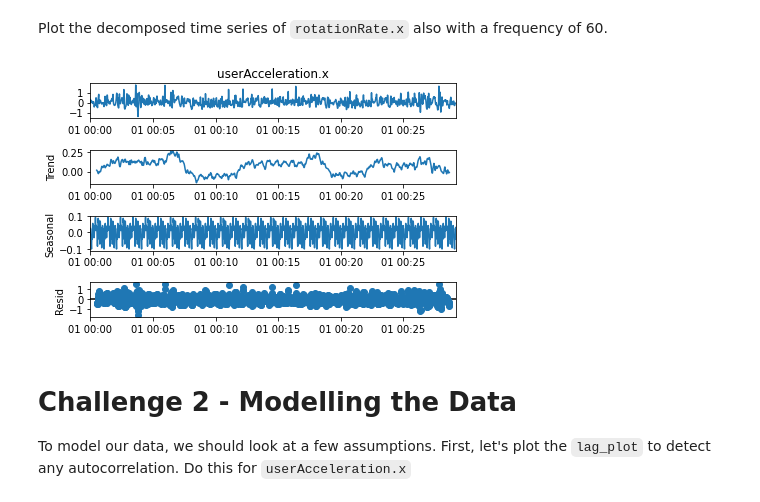
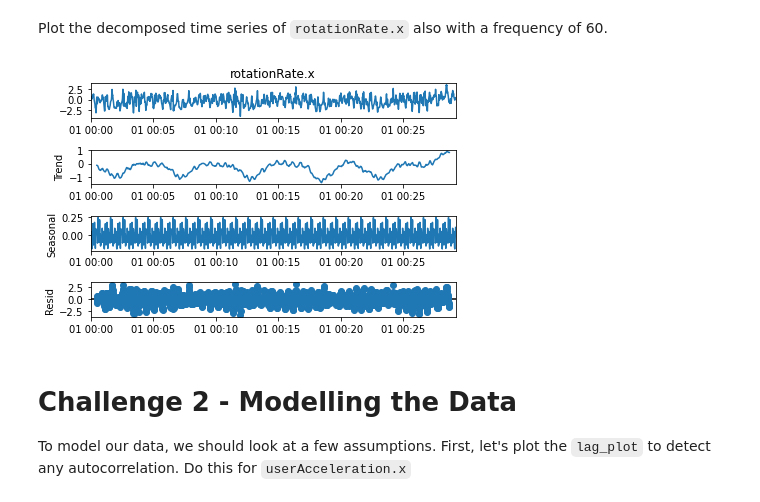
Before and after one commit to ironhack-datalabs/datamad0620, a Jupyter notebook: module-2/lab-time-series/your-code/main.ipynb, the cells around one changed output. Drawn from its saved outputs; the diff is of its cells as text; code cells hidden in the pictures.

```diff
--- a/module-2/lab-time-series/your-code/main.ipynb
+++ b/module-2/lab-time-series/your-code/main.ipynb
@@ -104,10 +104,10 @@ plt.show()
 Plot the decomposed time series of `rotationRate.x` also with a frequency of 60.
 # %%
 res_rotation = sm.tsa.seasonal_decompose(sensor["rotationRate.x"], freq=60)
-res.plot()
+res_rotation.plot()
 plt.show()
 # %% [output]
-[figure, old version]
+[figure, new version]
 # %% [markdown]
 # Challenge 2 - Modelling the Data
 
```
Also changed, not shown: parts of 3 cells of this notebook.
